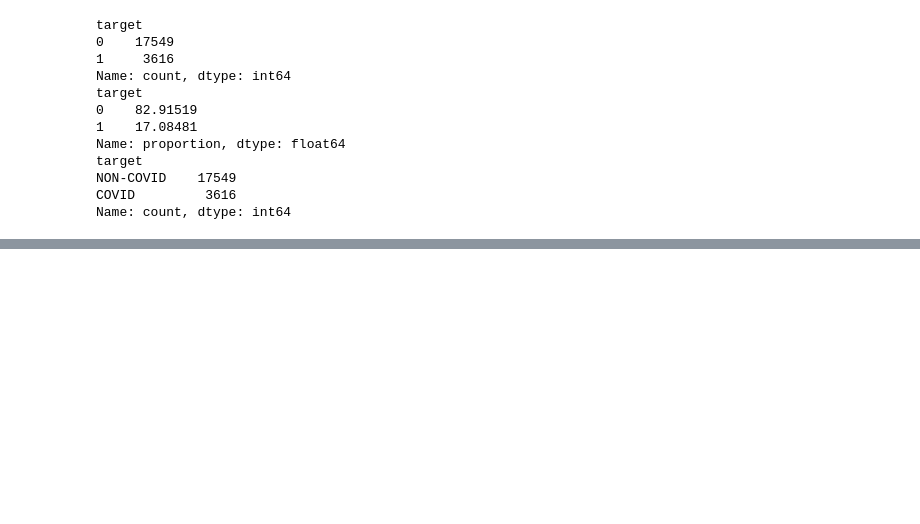
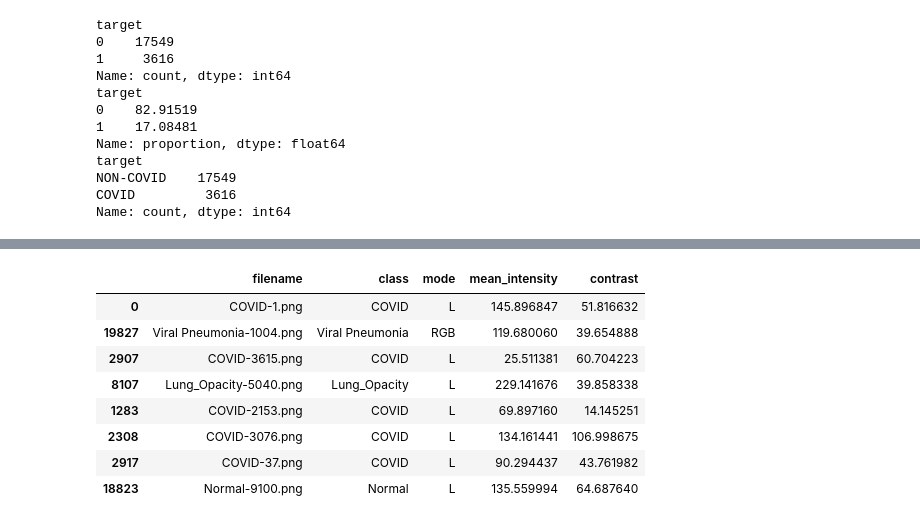
Before and after one commit to DataScientest-Studio/feb26_cds_covid, a Jupyter notebook: explo_CV.ipynb, the cells around one changed output, grey strips where cells are left out. Cells and saved outputs as stored; diff of their text form; code cells hidden in the pictures; blank space fills up the shorter version.

```diff
--- a/explo_CV.ipynb
+++ b/explo_CV.ipynb
@@ -472,0 +542,81 @@ Name: proportion, dtype: float64
+# %%
+# =====================================================
+# CREATION D'UN JEU DE TEST POUR LE PREPROCESSING
+# =====================================================
+
+import shutil
+from pathlib import Path
+
+# Dossier de destination de la copie = input pour la partie preprocessing
+test_folder = Path("../covid/test_preprocessing")
+
+if test_folder.exists():
+    shutil.rmtree(test_folder)
+
+test_folder.mkdir()
+
+# =====================================================
+# SELECTION DES IMAGES REPRESENTATIVES
+# =====================================================
+
+selected = pd.concat([
+
+    # Une image par mode de couleur
+    df.groupby("mode").head(1),
+
+    # Image la plus sombre
+    df.nsmallest(1, "mean_intensity"),
+
+    # Image la plus claire
+    df.nlargest(1, "mean_intensity"),
+
+    # Contraste minimal
+    df.nsmallest(1, "contrast"),
+
+    # Contraste maximal
+    df.nlargest(1, "contrast"),
+
+    # Une image COVID
+    df[df["class"] == "COVID"].sample(
+        n=1,
+        random_state=42
+    ),
+
+    # Une image NON-COVID
+    df[df["class"] != "COVID"].sample(
+        n=1,
+        random_state=42
+    )
+
+])
+
+# Suppression des doublons éventuels
+selected = selected.drop_duplicates(subset="filepath")
+
+print(f"{len(selected)} image(s) sélectionnée(s).")
+
+display(
+    selected[
+        [
+            "filename",
+            "class",
+            "mode",
+            "mean_intensity",
+            "contrast"
+        ]
+    ]
+)
+
+# =====================================================
+# COPIE DES IMAGES
+# =====================================================
+
+for _, row in selected.iterrows():
+
+    shutil.copy(
+        row["filepath"],
+        test_folder / Path(row["filepath"]).name
+    )
+
+print(f"\nJeu de test créé dans : {test_folder.resolve()}")
+# %% [output]
@@ -472,0 +624,9 @@ Name: proportion, dtype: float64
+|  | filename | class | mode | mean_intensity | contrast |
+| 0 | COVID-1.png | COVID | L | 145.896847 | 51.816632 |
+| 19827 | Viral Pneumonia-1004.png | Viral Pneumonia | RGB | 119.680060 | 39.654888 |
+| 2907 | COVID-3615.png | COVID | L | 25.511381 | 60.704223 |
+| 8107 | Lung_Opacity-5040.png | Lung_Opacity | L | 229.141676 | 39.858338 |
+| 1283 | COVID-2153.png | COVID | L | 69.897160 | 14.145251 |
+| 2308 | COVID-3076.png | COVID | L | 134.161441 | 106.998675 |
+| 2917 | COVID-37.png | COVID | L | 90.294437 | 43.761982 |
+| 18823 | Normal-9100.png | Normal | L | 135.559994 | 64.687640 |
```
Also changed, not shown: parts of 9 cells of this notebook, 1 other file.
